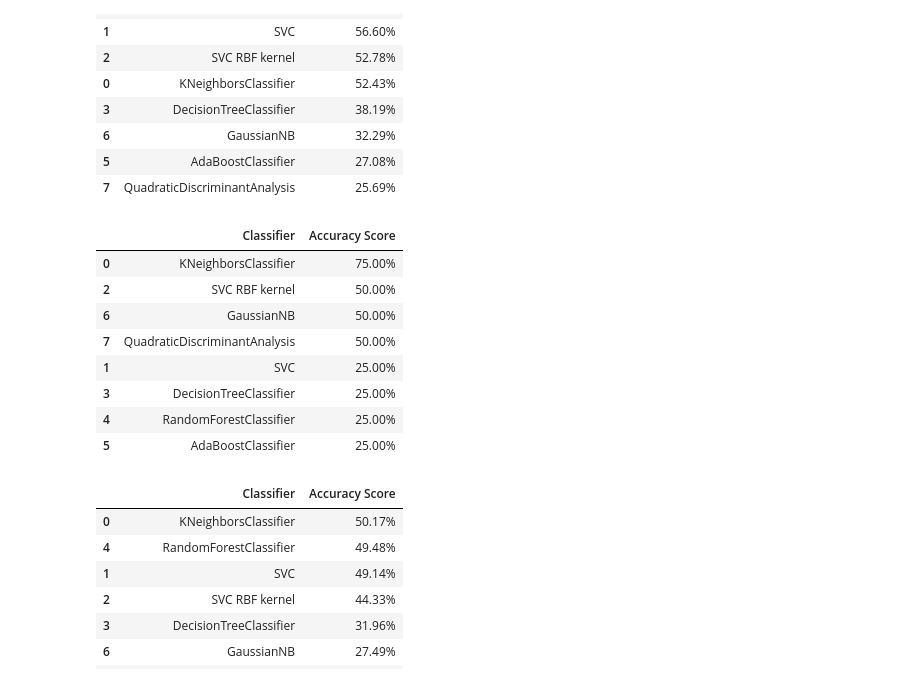
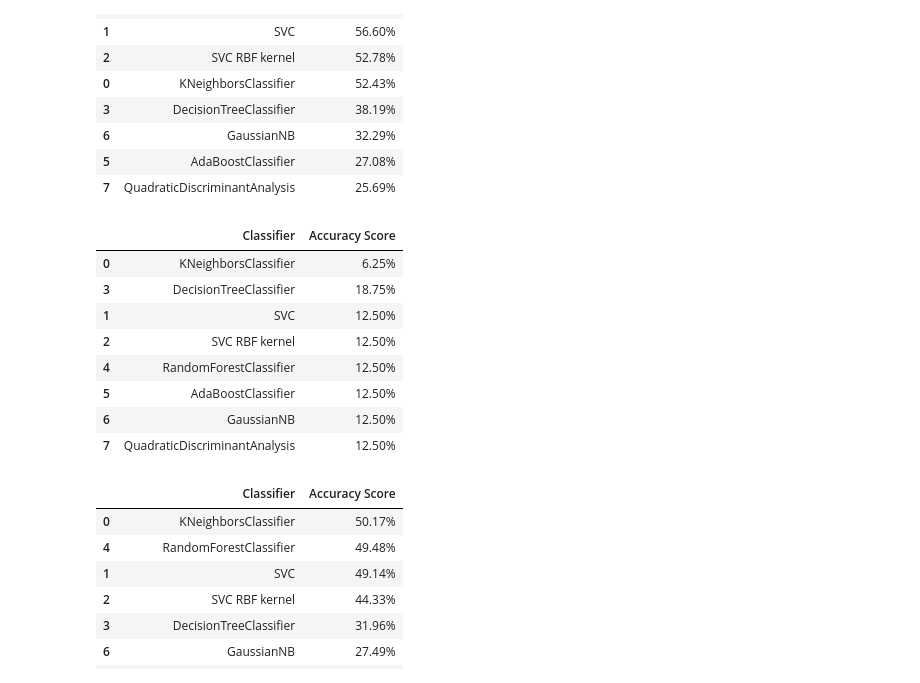
Before and after one commit to Ariel-Tsang/Week3-ClassicML, a Jupyter notebook: Week_3_MachineLearning.ipynb, the cells around one changed output. Cells and saved outputs as stored; diff of their text form; code cells hidden in the pictures.

```diff
--- a/Week_3_MachineLearning.ipynb
+++ b/Week_3_MachineLearning.ipynb
@@ -931,7 +908,7 @@ classification_models = [
 scores = []
 for model in classification_models:
     model.fit(X_train, y_train)
-    score = model.score(my_X_test, my_y_test)
+    score = model.score(my_features, my_emotions)
     model_name = type(model).__name__
     if model_name=='SVC' and model.kernel=='rbf': model_name+=' RBF kernel'
     scores.append((model_name,(f'{100*score:.2f}%')))
@@ -1038,42 +1015,42 @@ scores_df.sort_values(by='Accuracy Score',axis=0,ascending=False)
 
 from sklearn.neighbors import KNeighborsClassifier
 from sklearn.svm import SVC
 from sklearn.tree import DecisionTreeClassifier
 from sklearn.ensemble import RandomForestClassifier, AdaBoostClassifier
 from sklearn.naive_bayes import GaussianNB
 from sklearn.discriminant_analysis import QuadraticDiscriminantAnalysis
 
 # x-train-scaled
 classification_models = [
     KNeighborsClassifier(),#(3),
     SVC(kernel='linear'),#, C=0.025),
     SVC(kernel='rbf'),
     DecisionTreeClassifier(),#max_depth=5),
     RandomForestClassifier(),#max_depth=5, n_estimators=10, max_features=1),
     AdaBoostClassifier(),
     GaussianNB(),
     QuadraticDiscriminantAnalysis()]
 
 scores = []
 for model in classification_models:
     model.fit(X_train_scaled, y_train)
-    score = model.score(my_X_test_scaled, my_y_test)
+    score = model.score(my_features, my_emotions)
     model_name = type(model).__name__
     if model_name=='SVC' and model.kernel=='rbf': model_name+=' RBF kernel'
     scores.append((model_name,(f'{100*score:.2f}%')))
 # Make it pretty
 scores_df = pd.DataFrame(scores,columns=['Classifier','Accuracy Score'])
 scores_df.sort_values(by='Accuracy Score',axis=0,ascending=False)
 # %% [output]
 |  | Classifier | Accuracy Score |
-| 0 | KNeighborsClassifier | 75.00% |
-| 2 | SVC RBF kernel | 50.00% |
-| 6 | GaussianNB | 50.00% |
-| 7 | QuadraticDiscriminantAnalysis | 50.00% |
-| 1 | SVC | 25.00% |
-| 3 | DecisionTreeClassifier | 25.00% |
-| 4 | RandomForestClassifier | 25.00% |
-| 5 | AdaBoostClassifier | 25.00% |
+| 0 | KNeighborsClassifier | 6.25% |
+| 3 | DecisionTreeClassifier | 18.75% |
+| 1 | SVC | 12.50% |
+| 2 | SVC RBF kernel | 12.50% |
+| 4 | RandomForestClassifier | 12.50% |
+| 5 | AdaBoostClassifier | 12.50% |
+| 6 | GaussianNB | 12.50% |
+| 7 | QuadraticDiscriminantAnalysis | 12.50% |
 # %%
 # merge dataset
 # scaled train, scaled test
```
Also changed, not shown: parts of 8 cells of this notebook.
